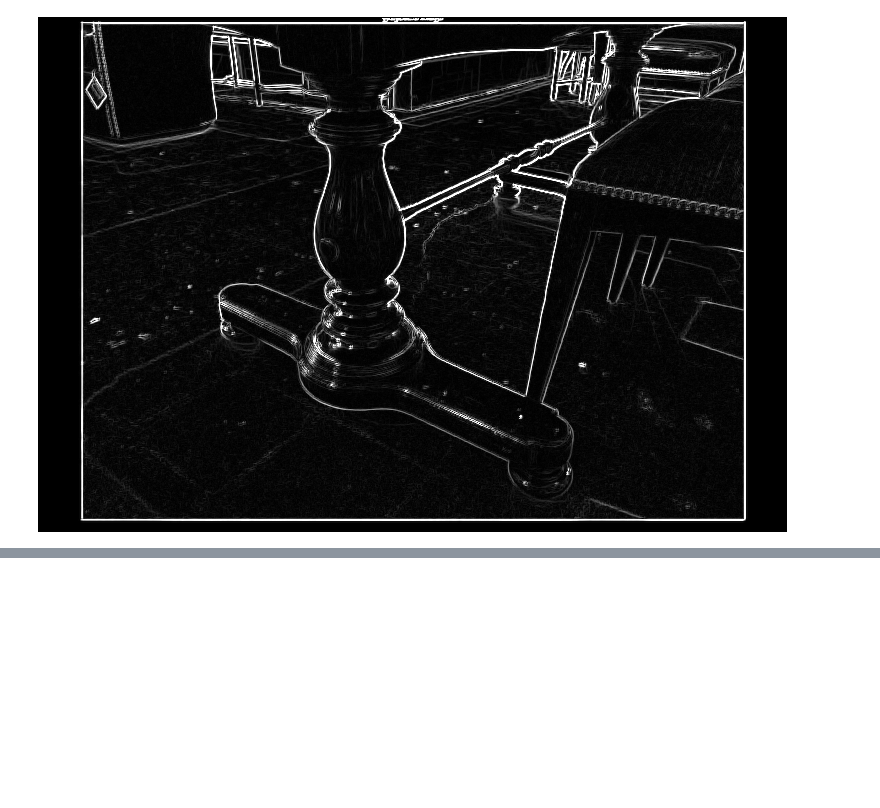
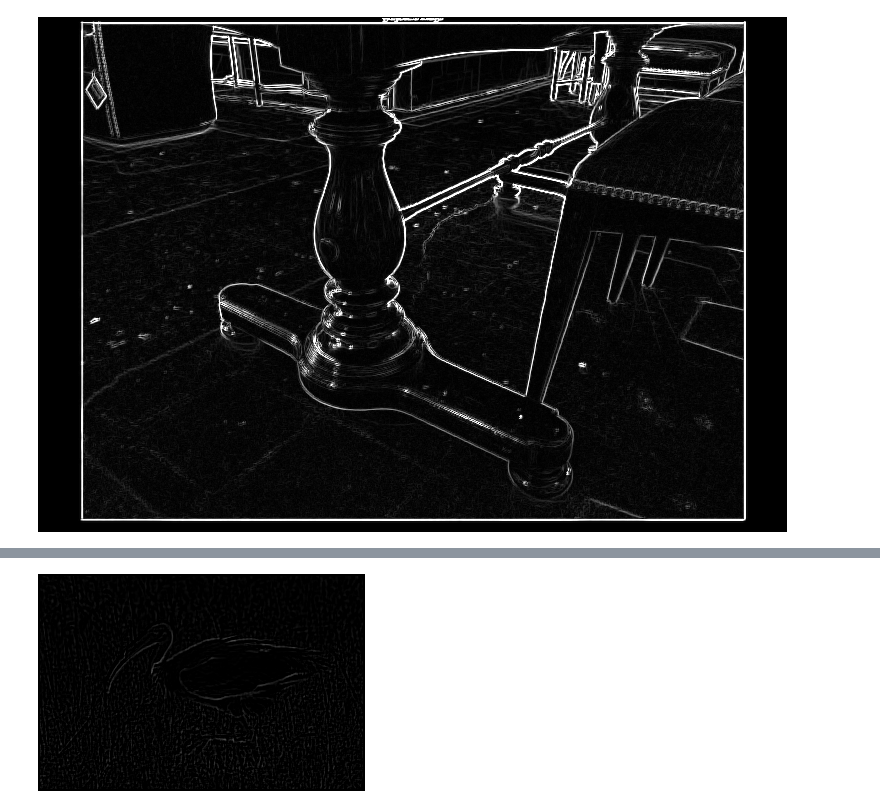
Before and after one commit to jrplatin/python-cv, a Jupyter notebook: python_cv.ipynb, the cells around one changed output, grey strips where cells are left out. Cells and saved outputs as stored; diff of their text form; code cells hidden in the pictures; blank space fills up the shorter version.

```diff
--- a/python_cv.ipynb
+++ b/python_cv.ipynb
@@ -73,0 +108,42 @@ detect_edges('table.png')
+# %%
+def _convolve(i,j,pixel_arr, type):
+  num = 0
+  filter = None
+  if type == "gauss3":
+    num = 3
+    filter = [[1/16, 2/16, 1/16], [2/16,4/16,2/16], [1/16,2/16,1/16]]
+  elif type == "gauss5":
+    num = 5
+    filter = [[1/273, 4/273, 7/273, 4/273, 1/273], [4/273, 16/273, 26/273, 16/273, 4/273], [7/273, 26/273, 41/273, 26/273, 7/273], [1/273, 4/273, 7/273, 4/273, 1/273], [4/273, 16/273, 26/273, 16/273, 4/273]]
+  val_x = 0
+  half_num = num // 2
+  num = num ** 2
+  for row in range(i-half_num,i+1+half_num):
+    for col in range(j-half_num,j+1+half_num):
+      val_x += pixel_arr[row,col] * filter[row-i][col-j]
+  return int(val_x)
+# %%
+from PIL import ImageChops
+def _gauss_blur(old_image_name, filter_size, filter_type):
+  old_image = Image.open(old_image_name).convert('L')
+  old_pixel_arr = old_image.load()
+
+  img = Image.new('L', (old_image.size[0]- 1 -filter_size//2, old_image.size[1]-1-filter_size//2))
+  newPixelArr = img.load()
+
+  for i in range(filter_size//2, img.size[0]-2):
+      for j in range(filter_size//2, img.size[1]-2):
+          newPixelArr[i,j] = _convolve(i,j,old_pixel_arr, filter_type)
+
+  return img
+
+def DoG(image_name):
+  gauss3 = gauss_blur('ibis.jpg', 3, "gauss3")
+  gauss5 = gauss_blur('ibis.jpg', 5, "gauss5")
+  dog = ImageChops.subtract(gauss5, gauss3)
+  display(dog)
+
+
+DoG('ibis.jpg')
+# %% [output]
+[figure, added]
```
Also changed, not shown: parts of 1 cell of this notebook.
